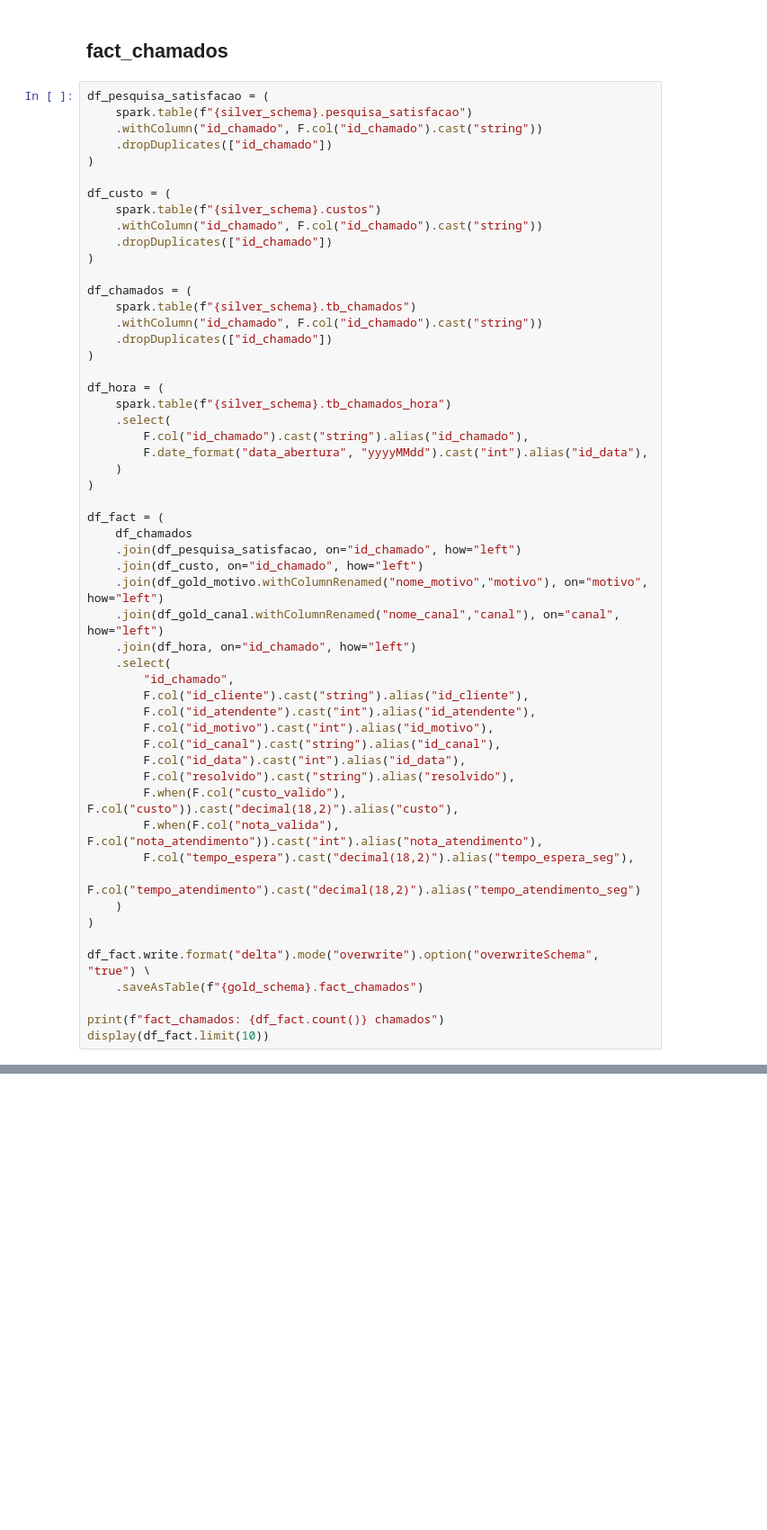
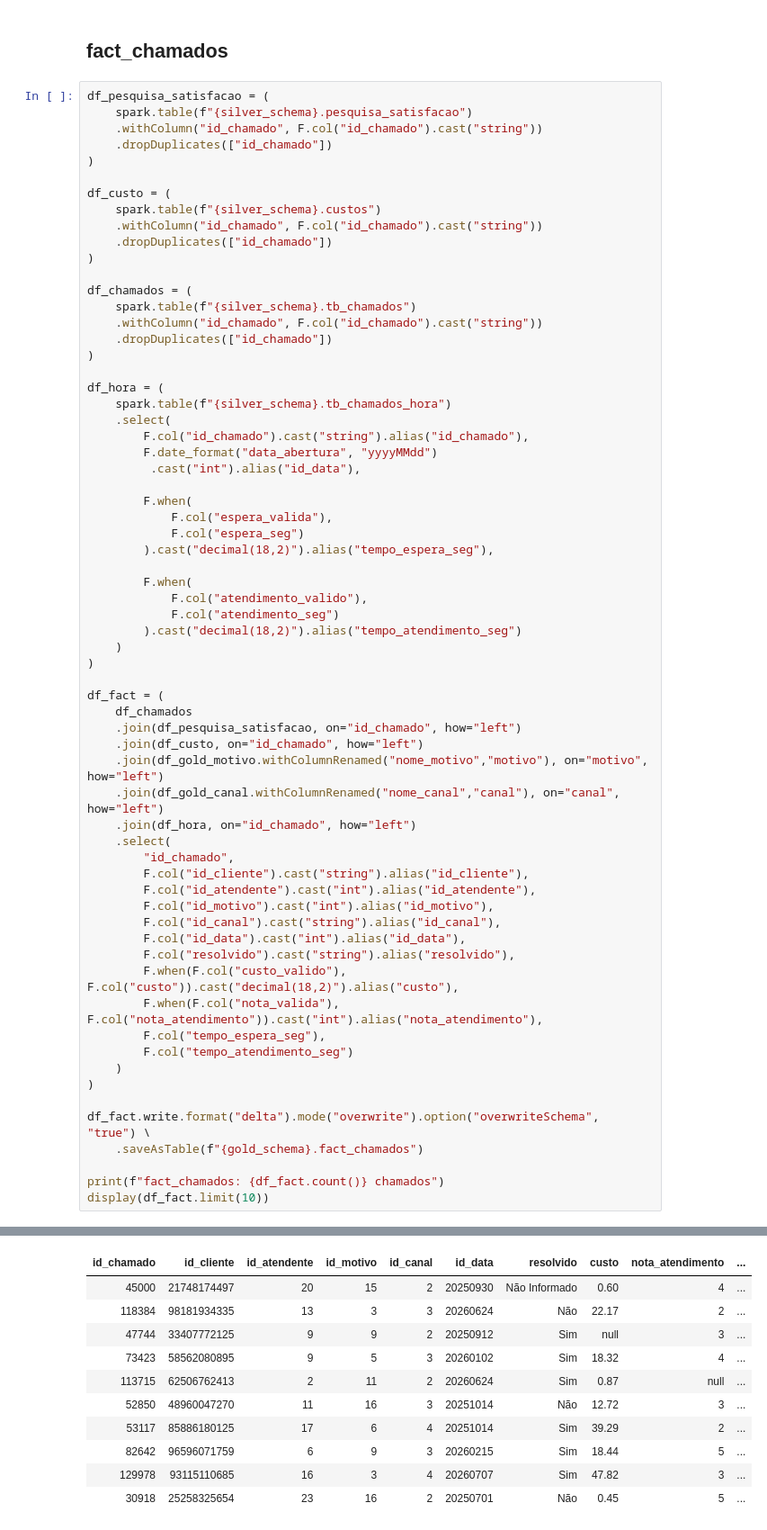
Before and after one commit to SamuelAlvesNavarro/RL-Dados-2026_Case, a Jupyter notebook: Silver_to_Gold.ipynb, the cells around one changed output, grey strips where cells are left out. Shown at 90% size. Saved outputs shown, nothing was run; the diff lists cells and outputs as text; blank space fills up the shorter version.

Commit message:
Add files via upload
consertei a situação de tempos incompatíveis

```diff
--- a/Silver_to_Gold.ipynb
+++ b/Silver_to_Gold.ipynb
@@ -388,7 +480,18 @@ df_hora = (
     spark.table(f"{silver_schema}.tb_chamados_hora")
     .select(
         F.col("id_chamado").cast("string").alias("id_chamado"),
-        F.date_format("data_abertura", "yyyyMMdd").cast("int").alias("id_data"),
+        F.date_format("data_abertura", "yyyyMMdd")
+         .cast("int").alias("id_data"),
+
+        F.when(
+            F.col("espera_valida"),
+            F.col("espera_seg")
+        ).cast("decimal(18,2)").alias("tempo_espera_seg"),
+
+        F.when(
+            F.col("atendimento_valido"),
+            F.col("atendimento_seg")
+        ).cast("decimal(18,2)").alias("tempo_atendimento_seg")
     )
 )
 
@@ -409,8 +512,8 @@ df_fact = (
         F.col("resolvido").cast("string").alias("resolvido"),
         F.when(F.col("custo_valido"), F.col("custo")).cast("decimal(18,2)").alias("custo"),
         F.when(F.col("nota_valida"), F.col("nota_atendimento")).cast("int").alias("nota_atendimento"),
-        F.col("tempo_espera").cast("decimal(18,2)").alias("tempo_espera_seg"),
-        F.col("tempo_atendimento").cast("decimal(18,2)").alias("tempo_atendimento_seg")
+        F.col("tempo_espera_seg"),
+        F.col("tempo_atendimento_seg")
     )
 )
 
@@ -419,3 +522,4 @@ df_fact.write.format("delta").mode("overwrite").option("overwriteSchema", "true"
 
 print(f"fact_chamados: {df_fact.count()} chamados")
 display(df_fact.limit(10))
+# %% [output]
@@ -421,0 +527,11 @@ display(df_fact.limit(10))
+| id_chamado | id_cliente | id_atendente | id_motivo | id_canal | id_data | resolvido | custo | nota_atendimento | ... |
+| 45000 | 21748174497 | 20 | 15 | 2 | 20250930 | Não Informado | 0.60 | 4 | ... |
+| 118384 | 98181934335 | 13 | 3 | 3 | 20260624 | Não | 22.17 | 2 | ... |
+| 47744 | 33407772125 | 9 | 9 | 2 | 20250912 | Sim | null | 3 | ... |
+| 73423 | 58562080895 | 9 | 5 | 3 | 20260102 | Sim | 18.32 | 4 | ... |
+| 113715 | 62506762413 | 2 | 11 | 2 | 20260624 | Sim | 0.87 | null | ... |
+| 52850 | 48960047270 | 11 | 16 | 3 | 20251014 | Não | 12.72 | 3 | ... |
+| 53117 | 85886180125 | 17 | 6 | 4 | 20251014 | Sim | 39.29 | 2 | ... |
+| 82642 | 96596071759 | 6 | 9 | 3 | 20260215 | Sim | 18.44 | 5 | ... |
+| 129978 | 93115110685 | 16 | 3 | 4 | 20260707 | Sim | 47.82 | 3 | ... |
+| 30918 | 25258325654 | 23 | 16 | 2 | 20250701 | Não | 0.45 | 5 | ... |
```
Also changed, not shown: parts of 8 cells of this notebook.
